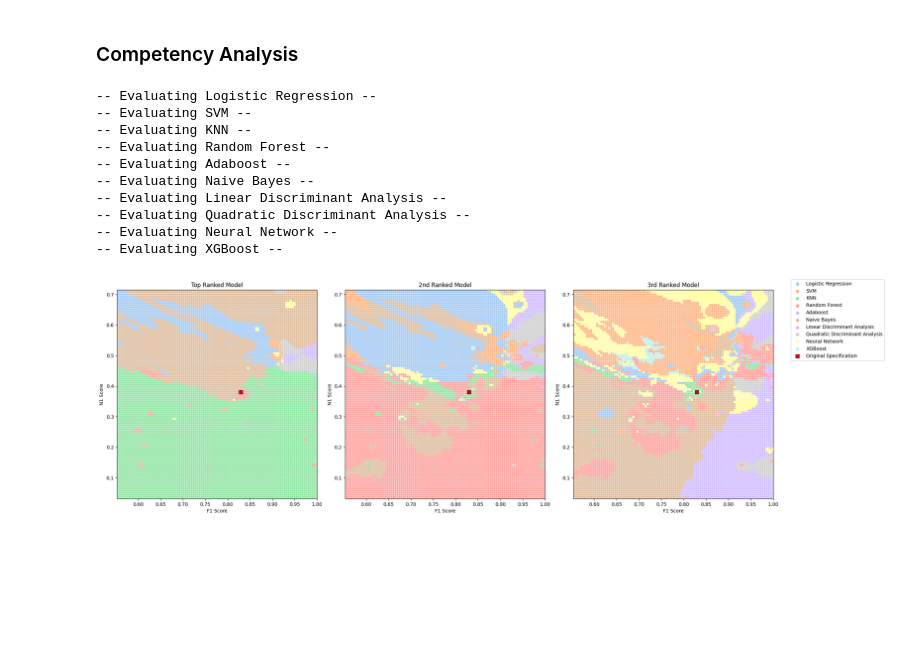
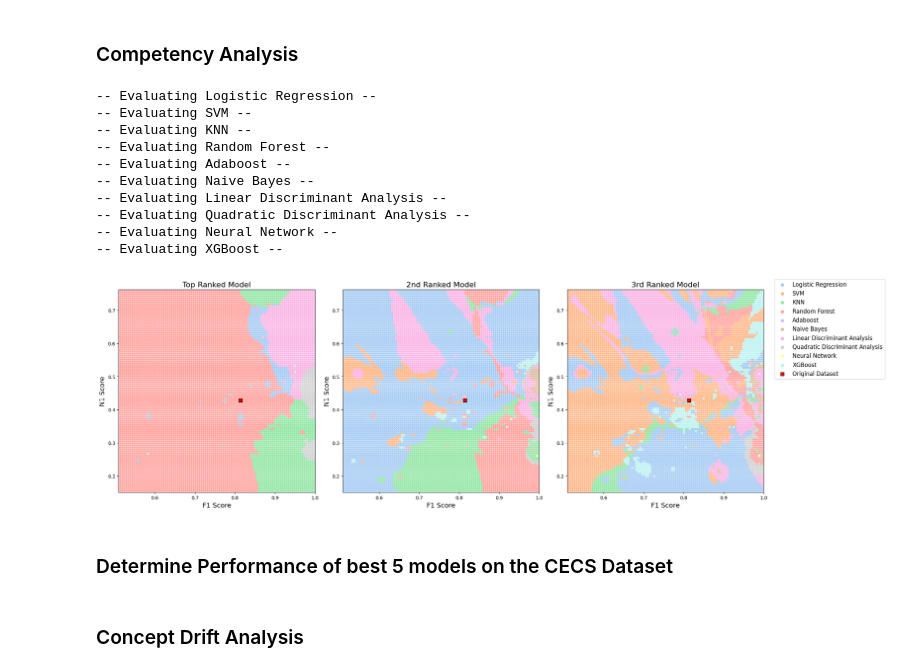
Before and after one commit to andrewhouston113/AITIA, a Jupyter notebook: test.ipynb, the cells around one changed output. Cells and saved outputs as stored; diff of their text form; code cells hidden in the pictures; blank space fills up the shorter version.

```diff
--- a/test.ipynb
+++ b/test.ipynb
@@ -34,7 +34,7 @@ models = [LogisticRegression(class_weight='balanced',C=0.25,penalty='l2',solver=
           Pipeline([('smote', SMOTE(sampling_strategy='auto', random_state=42)), ('clf', GaussianNB())]),
           Pipeline([('smote', SMOTE(sampling_strategy='auto', random_state=42)), ('clf', LinearDiscriminantAnalysis())]),
           Pipeline([('smote', SMOTE(sampling_strategy='auto', random_state=42)), ('clf', QuadraticDiscriminantAnalysis())]),
-          Pipeline([('smote', SMOTE(sampling_strategy='auto', random_state=42)), ('clf', MLPClassifier(max_iter=50))]),
+          Pipeline([('smote', SMOTE(sampling_strategy='auto', random_state=42)), ('clf', MLPClassifier(max_iter=10))]),
           Pipeline([('smote', SMOTE(sampling_strategy='auto', random_state=42)), ('clf', XGBClassifier(learning_rate=0.1,max_depth=3,n_estimators=20,booster='gblinear'))])]
 
 model_names = ['Logistic Regression',
@@ -47,6 +47,8 @@ model_names = ['Logistic Regression',
                'Quadratic Discriminant Analysis',
                'Neural Network',
                'XGBoost']
+
+model_dict = dict(zip(model_names, models))
 # %%
 import pandas as pd
 import warnings
@@ -69,7 +97,7 @@ import matplotlib.pyplot as plt
 import seaborn as sns
 import numpy as np
 # %%
-competency_analyser = CompetencyAnalysis(n_datasets=100, pop_size=20, n_gen=10)
+competency_analyser = CompetencyAnalysis(n_datasets=200, pop_size=30, n_gen=10)
 competency_analyser.prepare_analysis(X_.values,y['labels'].values)
 # %%
 def compare_models(grid, x_coords, y_coords):
@@ -94,12 +122,12 @@ def compare_models(grid, x_coords, y_coords):
 
         # Create a scatter plot for the current rank using Seaborn
         sns.scatterplot(x=x_flattened, y=y_flattened, c=c, marker='o', ax=axes[rank])
-        axes[rank].scatter(competency_analyser.f1_score, competency_analyser.n1_score, color='red', edgecolors='k', linewidths=1, marker='s', s=50, label='Original Specification')
+        axes[rank].scatter(competency_analyser.f1_score, competency_analyser.n1_score, color='red', edgecolors='k', linewidths=1, marker='s', s=50, label='Original Dataset')
 
         # Remove color legend from the Seaborn plot
-        axes[rank].set_title(titles[rank])
-        axes[rank].set_xlabel('F1 Score')
-        axes[rank].set_ylabel('N1 Score')
+        axes[rank].set_title(titles[rank], fontsize=16)  # Set title fontsize
+        axes[rank].set_xlabel('F1 Score', fontsize=14)  # Set xlabel fontsize
+        axes[rank].set_ylabel('N1 Score', fontsize=14)  # Set ylabel fontsize
         axes[rank].set_ylim(y_coords[0][0], y_coords[-1][-1])
         axes[rank].set_xlim(x_coords[0][0], x_coords[-1][-1])
 
@@ -111,16 +139,16 @@ def compare_models(grid, x_coords, y_coords):
         legend_labels.append(model)
 
     # Add the legend to the figure
-    legend_handles.append(plt.scatter([0], [0], marker='s', edgecolors='k', linewidths=1, s=50, color='red', label='Original Specification'))
-    legend_labels.append('Original Specification')
-    fig.legend(handles=legend_handles, labels=legend_labels, loc='upper right', bbox_to_anchor=(1.15, 1))
+    legend_handles.append(plt.scatter([0], [0], marker='s', edgecolors='k', linewidths=1, s=50, color='red', label='Original Dataset'))
+    legend_labels.append('Original Dataset')
+    fig.legend(handles=legend_handles, labels=legend_labels, loc='upper right', bbox_to_anchor=(1.17, 1), fontsize=12)  # Set legend fontsize
 
     # Adjust layout and display the plot
     plt.tight_layout()
     plt.show()
 # %%
 results = {}
-for model_name, model in zip(model_names, models):
+for model_name, model in model_dict.items():
     print(f'-- Evaluating {model_name} --')
     results[model_name] = {}
     competency_analyser.evaluate_competency(model=model)
@@ -145,31 +173,33 @@ for model_name, model in zip(model_names, models):
     n1_range = np.linspace(min(n1_scores), max(n1_scores), 100)
     f1_mesh, n1_mesh = np.meshgrid(f1_range, n1_range)
 
     # Use k-nearest neighbors regression to predict accuracy at each grid point
     knn_regressor = KNeighborsRegressor(n_neighbors=20, weights='distance')
     knn_regressor.fit(np.column_stack((f1_scores_, n1_scores_)), scores_)
 
     # Predict the score at each grid point
     score_grid = knn_regressor.predict(np.column_stack((f1_mesh.ravel(), n1_mesh.ravel())))
 
     # Reshape the predicted score to the shape of the meshgrid
     score_grid = score_grid.reshape(f1_mesh.shape)
     results[model_name]['score_grid'] = score_grid
 
 grid = np.zeros((100,100,10))
 for i, k in enumerate(results.keys()):
     grid[:,:,i] = results[k]['score_grid']
 
 compare_models(grid, f1_mesh, n1_mesh)
 # %% [output]
 -- Evaluating Logistic Regression --
 -- Evaluating SVM --
 -- Evaluating KNN --
 -- Evaluating Random Forest --
 -- Evaluating Adaboost --
 -- Evaluating Naive Bayes --
 -- Evaluating Linear Discriminant Analysis --
 -- Evaluating Quadratic Discriminant Analysis --
 -- Evaluating Neural Network --
 -- Evaluating XGBoost --
-[figure, old version]
+[figure, new version]
+# %% [markdown]
+### Determine Performance of best 5 models on the CECS Dataset
@@ -175,0 +340,2 @@ compare_models(grid, f1_mesh, n1_mesh)
+# %% [markdown]
+### Concept Drift Analysis
```
Also changed, not shown: parts of 23 cells of this notebook, 13 other files.
